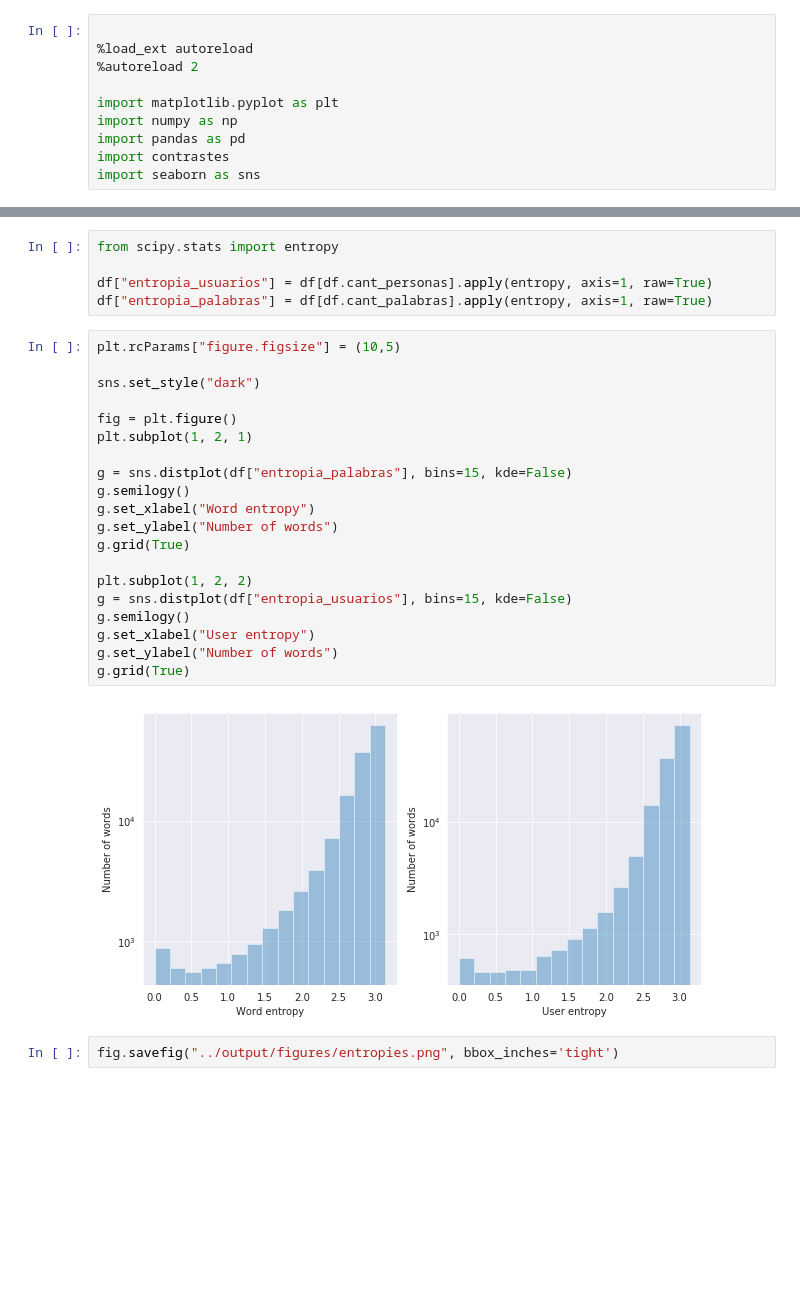
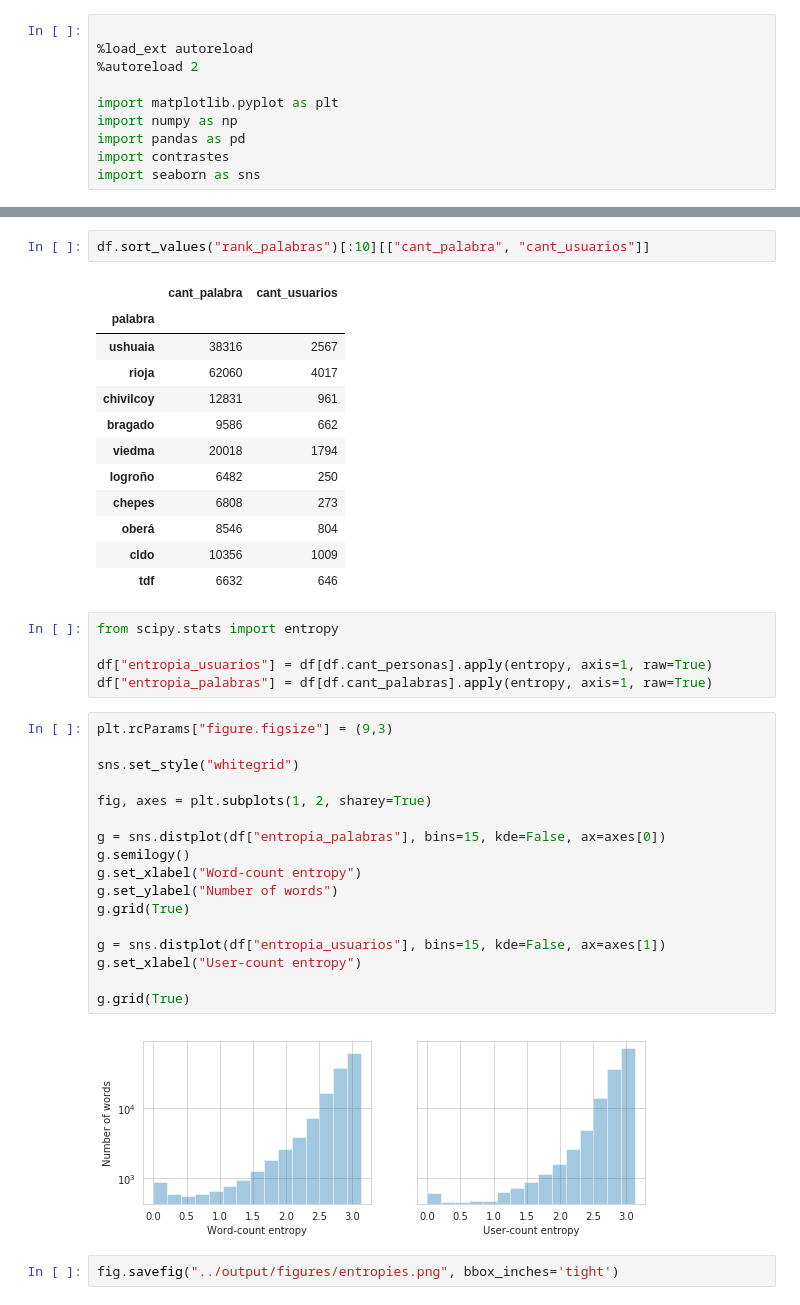
Before and after one commit to finiteautomata/contrastes, a Jupyter notebook: notebooks/graficos-entropia.ipynb, the cells around one changed output, grey strips where cells are left out. Cells and saved outputs as stored; diff of their text form; blank space fills up the shorter version.

```diff
--- a/notebooks/graficos-entropia.ipynb
+++ b/notebooks/graficos-entropia.ipynb
@@ -19,30 +27,42 @@ df = contrastes.read_occurrence_dataframe("output/provinces_words.csv", filter_w
+# %%
+df.sort_values("rank_palabras")[:10][["cant_palabra", "cant_usuarios"]]
+# %% [output]
+|  | cant_palabra | cant_usuarios |
+| palabra |  |  |
+| ushuaia | 38316 | 2567 |
+| rioja | 62060 | 4017 |
+| chivilcoy | 12831 | 961 |
+| bragado | 9586 | 662 |
+| viedma | 20018 | 1794 |
+| logroño | 6482 | 250 |
+| chepes | 6808 | 273 |
+| oberá | 8546 | 804 |
+| cldo | 10356 | 1009 |
+| tdf | 6632 | 646 |
 # %%
 from scipy.stats import entropy
 
 df["entropia_usuarios"] = df[df.cant_personas].apply(entropy, axis=1, raw=True)
 df["entropia_palabras"] = df[df.cant_palabras].apply(entropy, axis=1, raw=True)
 # %%
-plt.rcParams["figure.figsize"] = (10,5)
+plt.rcParams["figure.figsize"] = (9,3)
 
-sns.set_style("dark")
+sns.set_style("whitegrid")
 
-fig = plt.figure()
-plt.subplot(1, 2, 1)
+fig, axes = plt.subplots(1, 2, sharey=True)
 
-g = sns.distplot(df["entropia_palabras"], bins=15, kde=False)
+g = sns.distplot(df["entropia_palabras"], bins=15, kde=False, ax=axes[0])
 g.semilogy()
-g.set_xlabel("Word entropy")
+g.set_xlabel("Word-count entropy")
 g.set_ylabel("Number of words")
 g.grid(True)
 
-plt.subplot(1, 2, 2)
-g = sns.distplot(df["entropia_usuarios"], bins=15, kde=False)
-g.semilogy()
-g.set_xlabel("User entropy")
-g.set_ylabel("Number of words")
+g = sns.distplot(df["entropia_usuarios"], bins=15, kde=False, ax=axes[1])
+g.set_xlabel("User-count entropy")
+
 g.grid(True)
 # %% [output]
-[figure, old version]
+[figure, new version]
 # %%
 fig.savefig("../output/figures/entropies.png", bbox_inches='tight')
 # %% [markdown]
```
Also changed, not shown: parts of 10 cells of this notebook, 4 other files.
